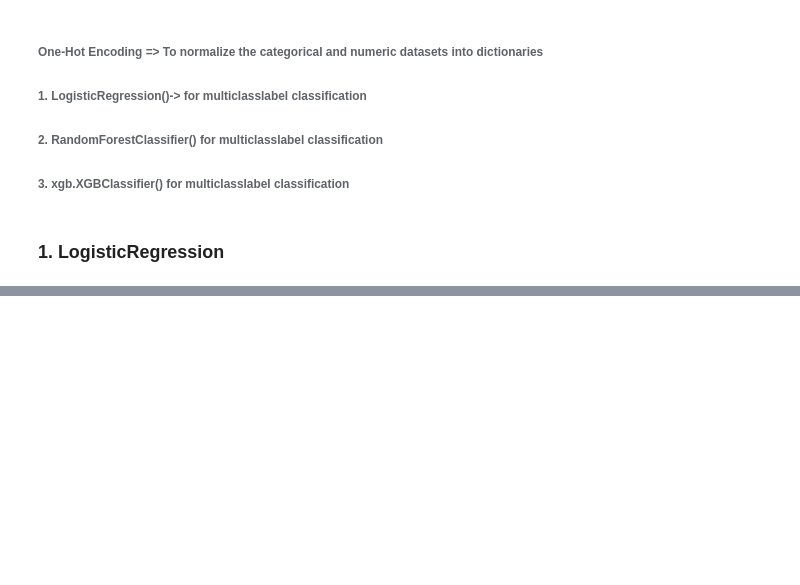
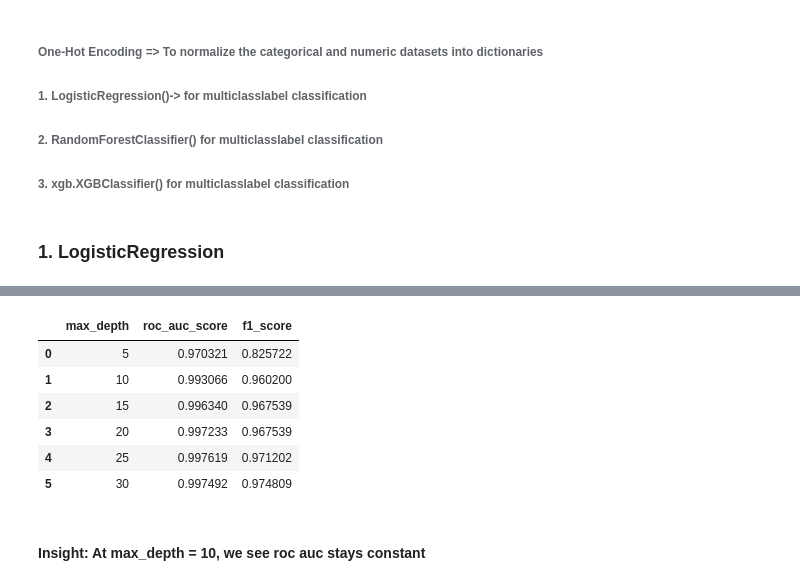
Before and after one commit to sam47-asfaw/Churn-Service, a Jupyter notebook: notebook.ipynb, the cells around one changed output, grey strips where cells are left out. Drawn from its saved outputs; the diff is of its cells as text; code cells hidden in the pictures; blank space fills up the shorter version.

```diff
--- a/notebook.ipynb
+++ b/notebook.ipynb
@@ -677,0 +874,12 @@ roc_auc_score(y_val, y_pred, average='weighted',sample_weight=None, max_fpr=None
+# %%
+df_scores
+# %% [output]
+|  | max_depth | roc_auc_score | f1_score |
+| 0 | 5 | 0.970321 | 0.825722 |
+| 1 | 10 | 0.993066 | 0.960200 |
+| 2 | 15 | 0.996340 | 0.967539 |
+| 3 | 20 | 0.997233 | 0.967539 |
+| 4 | 25 | 0.997619 | 0.971202 |
+| 5 | 30 | 0.997492 | 0.974809 |
+# %% [markdown]
+#### Insight: At max_depth = 10, we see roc auc stays constant
```
Also changed, not shown: parts of 43 cells of this notebook, 3 other files.
